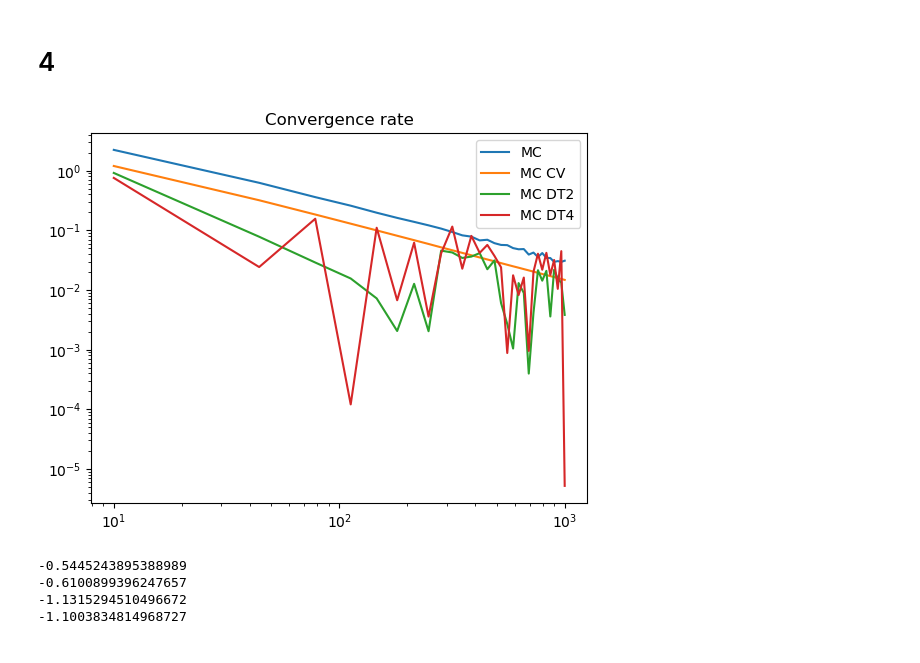
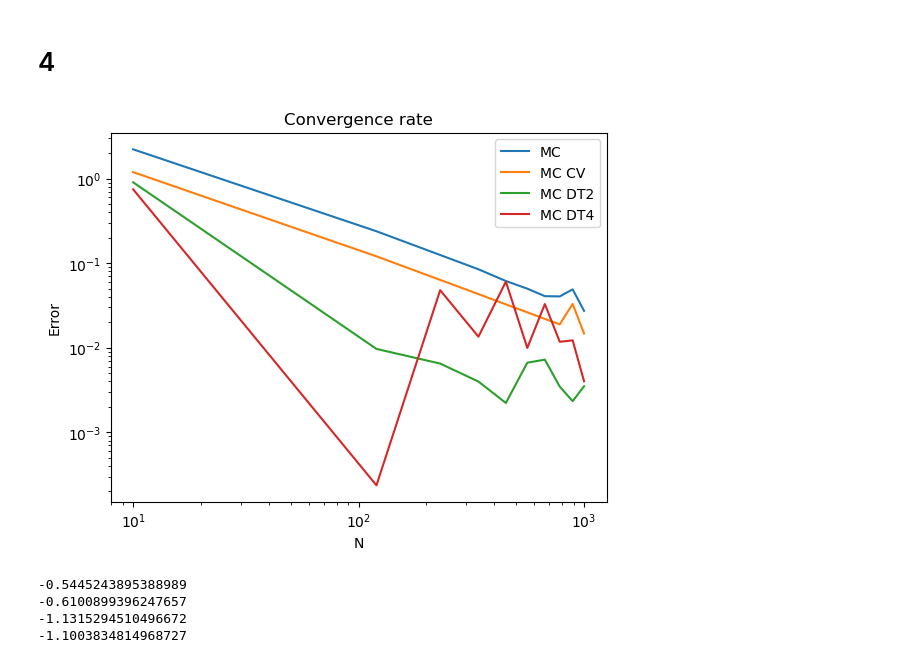
Before and after one commit to AlviseSembenico/MathWork, a Jupyter notebook: SDE/Homework 4/ex3.ipynb, the cells around one changed output. Drawn from its saved outputs; the diff is of its cells as text; code cells hidden in the pictures.

```diff
--- a/SDE/Homework 4/ex3.ipynb
+++ b/SDE/Homework 4/ex3.ipynb
@@ -277,35 +303,37 @@ def monte_carlo_e(*args, **kwargs):
     X = monte_carlo(*args, **kwargs)
     EX = np.mean(X, axis=0)[-1]
     return EX
 
 # N = 1000
 # M = 10000
 
 
 
 mc = []
 mc_cv = []
 mc_dt2 = []
 mc_dt4 = []
-n_space = np.linspace(10, 1000, 30)
+n_space = np.linspace(10, 1000, 10)
 for n in tqdm(n_space):
     for f, l in list(zip([monte_carlo_e, monte_carlo2, efficient_m2, efficient_m4], [mc, mc_cv, mc_dt2, mc_dt4]))[0:4]:
         X = f(a, b, T, T/int(n), 1, 100000)
         l.append(np.abs(np.mean(X) - expectation(T, 1, a)))
 plt.yscale('log')
 plt.xscale('log')
 plt.plot(n_space, mc, label="MC")
 plt.plot(n_space, mc_cv, label="MC CV")
 plt.plot(n_space, mc_dt2, label="MC DT2")
 plt.plot(n_space, mc_dt4, label="MC DT4")
 plt.legend()
 plt.xlabel("N")
 plt.ylabel("Error")
 # plt.grid()
 plt.title("Convergence rate")
+plt.xlabel("N")
+plt.ylabel("Error")
 plt.savefig("plots/convergence_rate.png", dpi=300)
 # %% [output]
-[figure, old version]
+[figure, new version]
 # %%
 p=6
 plt.plot(n_space[:len(n_space)//p], mc[:len(n_space)//p], label="MC")
```
Also changed, not shown: parts of 3 cells of this notebook.
